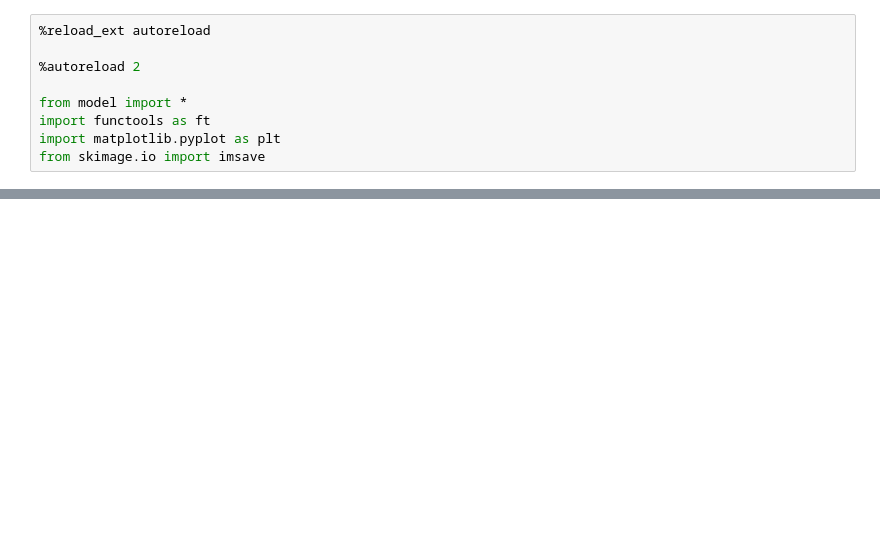
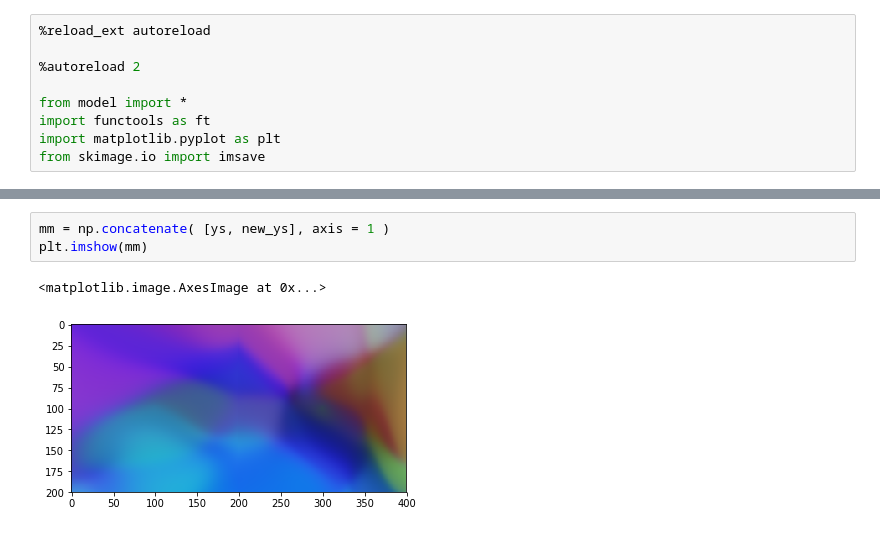
Before and after one commit to silky/cppn-3d, a Jupyter notebook: python/inference.ipynb, the cells around one changed output, grey strips where cells are left out. Drawn from its saved outputs; the diff is of its cells as text; blank space fills up the shorter version.

```diff
--- a/python/inference.ipynb
+++ b/python/inference.ipynb
@@ -59,0 +89,6 @@ imsave("s.png", ys)
+# %%
+mm = np.concatenate( [ys, new_ys], axis = 1 )
+plt.imshow(mm)
+# %% [output]
+<matplotlib.image.AxesImage at 0x...>
+[figure, added]
```
Also changed, not shown: parts of 12 cells of this notebook, 1 other file.
